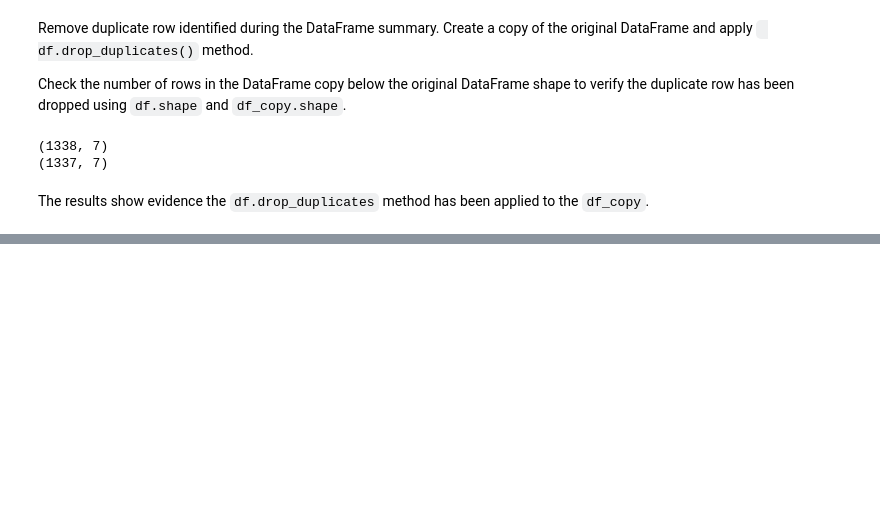
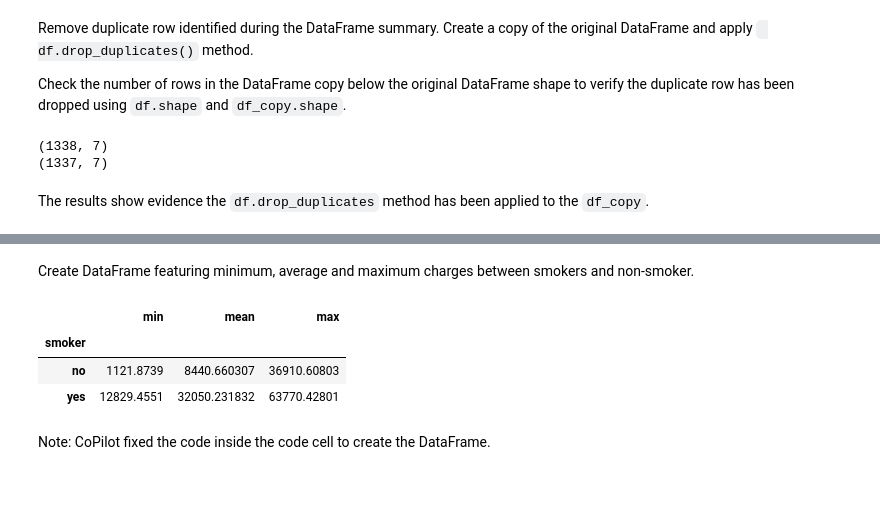
Before and after one commit to vik4t11/Healthcare-Analysis-Project, a Jupyter notebook: jupyter_notebooks /1-etl.ipynb, the cells around one changed output, grey strips where cells are left out. Saved outputs shown, nothing was run; the diff lists cells and outputs as text; code cells hidden in the pictures; blank space fills up the shorter version.

```diff
--- a/jupyter_notebooks /1-etl.ipynb
+++ b/jupyter_notebooks /1-etl.ipynb
@@ -221,0 +246,16 @@ Create features using the DataFrame copy to streamline and improve the EDA proce
+# %% [markdown]
+Create DataFrame featuring minimum, average and maximum charges between smokers and non-smoker.
+# %%
+# Creat DataFrame for smoking status charges
+
+df_smoking_charges = df_copy.groupby('smoker')['charges'].agg(['min', 'mean', 'max'])
+df_smoking_charges
+# %% [output]
+|  | min | mean | max |
+| smoker |  |  |  |
+| no | 1121.8739 | 8440.660307 | 36910.60803 |
+| yes | 12829.4551 | 32050.231832 | 63770.42801 |
+# %% [markdown]
+Note: CoPilot fixed the code inside the code cell to create the DataFrame.
+# %% [markdown]
+<br/>
```
Also changed, not shown: parts of 8 cells of this notebook.
